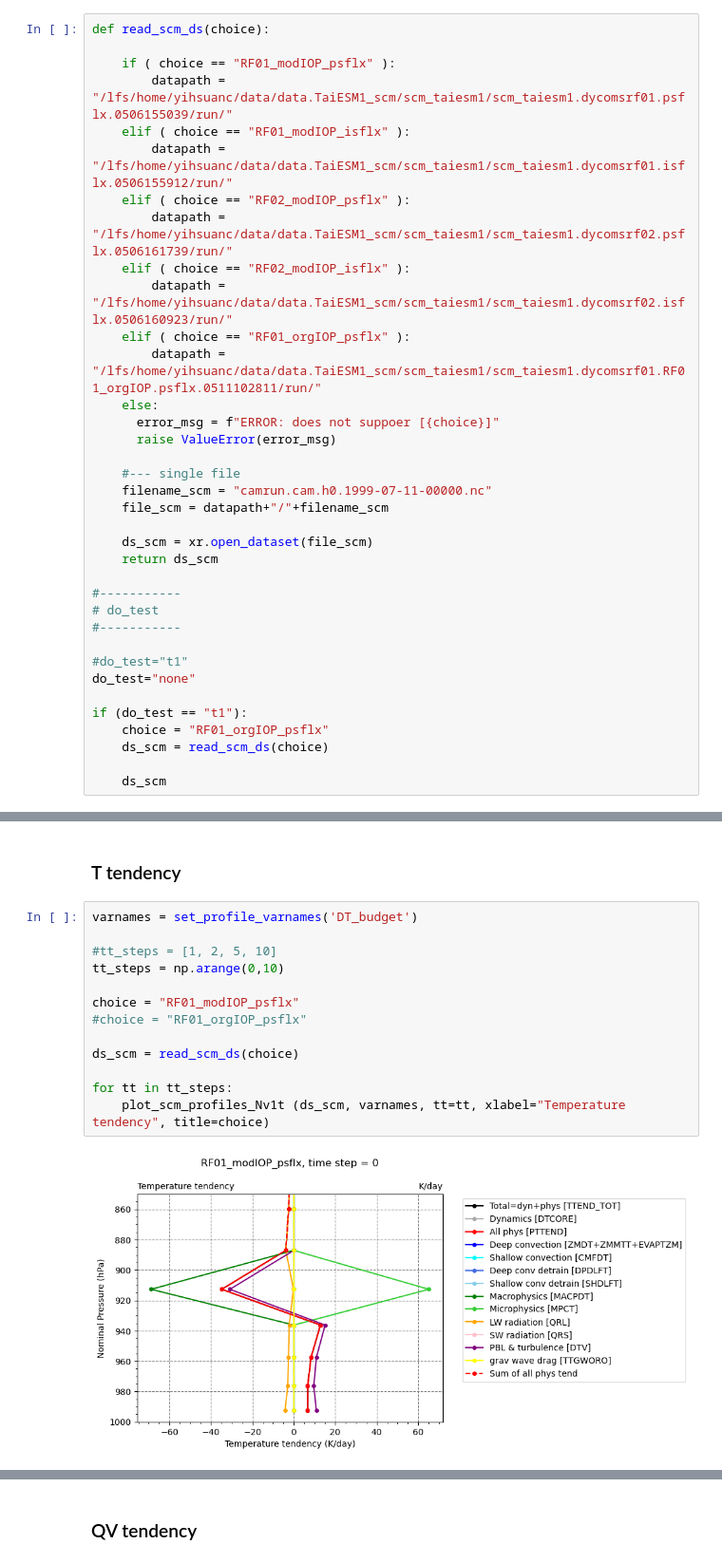
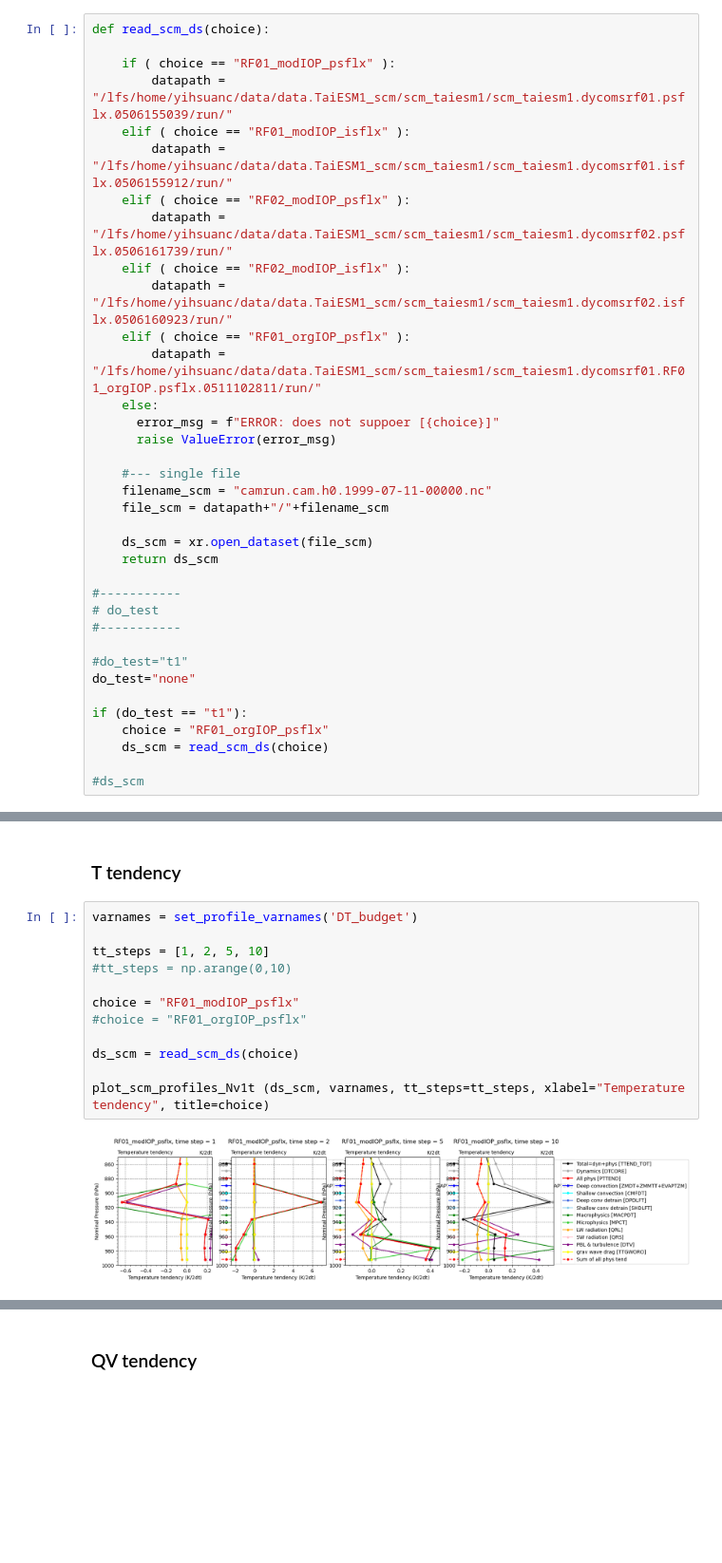
Before and after one commit to yihsuanchen/TaiESM1_Sc_diag, a Jupyter notebook: scam_taiesm1/plot/plot-scm_profiles.ipynb, the cells around one changed output, grey strips where cells are left out. Shown at 95% size. Saved outputs shown, nothing was run; the diff lists cells and outputs as text; blank space fills up the shorter version.

```diff
--- a/scam_taiesm1/plot/plot-scm_profiles.ipynb
+++ b/scam_taiesm1/plot/plot-scm_profiles.ipynb
@@ -56,7 +56,7 @@ if (do_test == "t1"):
     choice = "RF01_orgIOP_psflx"
     ds_scm = read_scm_ds(choice)
 
-    ds_scm
+#ds_scm
 # %% [markdown]
 ### plot_scm_profiles_1vNt
 # %%
@@ -427,15 +673,14 @@ WARNING: function [unit_convert], unit_in [K] is not supported for auto conversi
 # %%
 varnames = set_profile_varnames('DT_budget')
 
-#tt_steps = [1, 2, 5, 10]
-tt_steps = np.arange(0,10)
+tt_steps = [1, 2, 5, 10]
+#tt_steps = np.arange(0,10)
 
 choice = "RF01_modIOP_psflx"
 #choice = "RF01_orgIOP_psflx"
 
 ds_scm = read_scm_ds(choice)
 
-for tt in tt_steps:
-    plot_scm_profiles_Nv1t (ds_scm, varnames, tt=tt, xlabel="Temperature tendency", title=choice)
+plot_scm_profiles_Nv1t (ds_scm, varnames, tt_steps=tt_steps, xlabel="Temperature tendency", title=choice)
 # %% [output]
-[figure, old version]
+[figure, new version]
```
Also changed, not shown: parts of 11 cells of this notebook.
